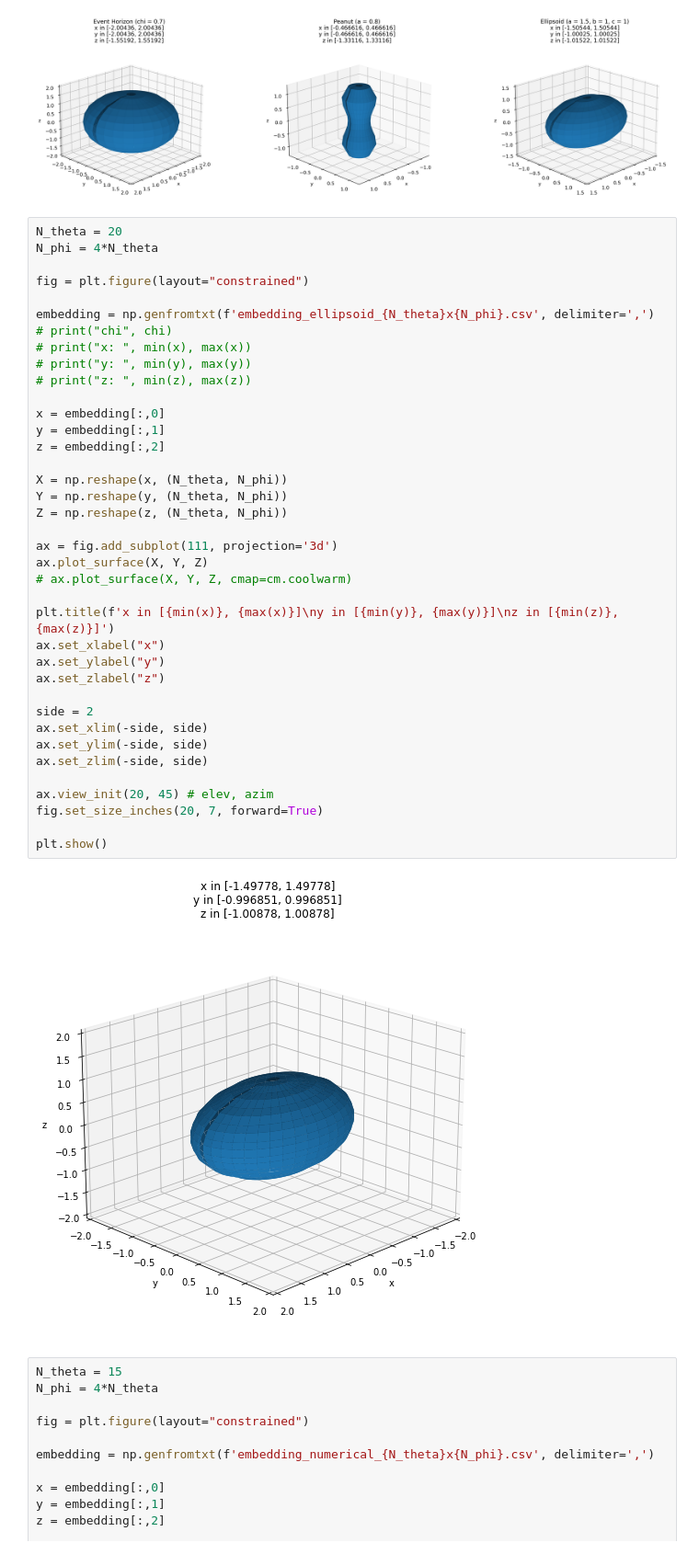
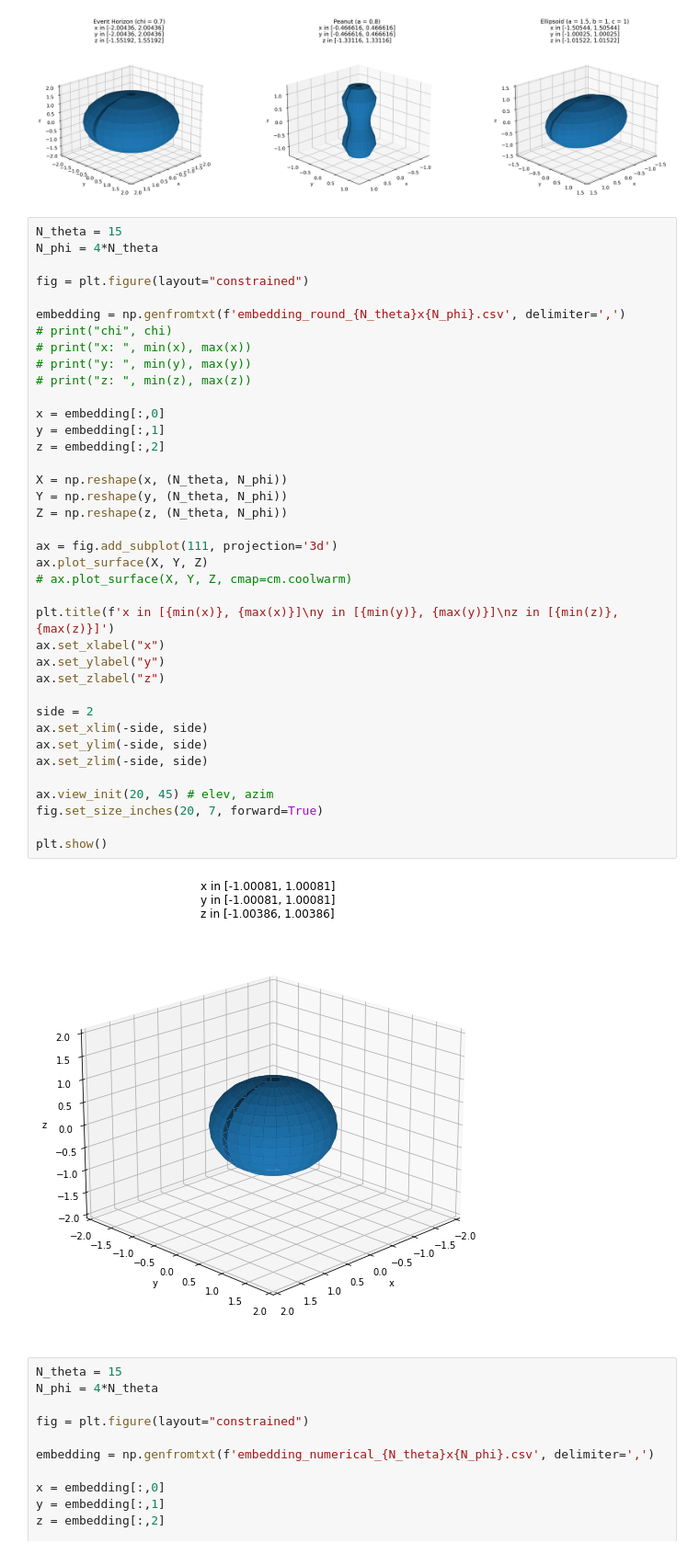
Before and after one commit to iago-mendes/eucled, a Jupyter notebook: src/exercises/08-embedding/assets/plots.ipynb, the cells around one changed output. Shown at 92% size. Cells and saved outputs as stored; diff of their text form.

Commit message:
Attempt to implement embedding relaxation. [Contains bugs]

```diff
--- a/src/exercises/08-embedding/assets/plots.ipynb
+++ b/src/exercises/08-embedding/assets/plots.ipynb
@@ -325,45 +328,45 @@ plt.show()
 # %% [output]
 [figure]
 # %%
-N_theta = 20
+N_theta = 15
 N_phi = 4*N_theta
 
 fig = plt.figure(layout="constrained")
 
-embedding = np.genfromtxt(f'embedding_ellipsoid_{N_theta}x{N_phi}.csv', delimiter=',')
+embedding = np.genfromtxt(f'embedding_round_{N_theta}x{N_phi}.csv', delimiter=',')
 # print("chi", chi)
 # print("x: ", min(x), max(x))
 # print("y: ", min(y), max(y))
 # print("z: ", min(z), max(z))
 
 x = embedding[:,0]
 y = embedding[:,1]
 z = embedding[:,2]
 
 X = np.reshape(x, (N_theta, N_phi))
 Y = np.reshape(y, (N_theta, N_phi))
 Z = np.reshape(z, (N_theta, N_phi))
 
 ax = fig.add_subplot(111, projection='3d')
 ax.plot_surface(X, Y, Z)
 # ax.plot_surface(X, Y, Z, cmap=cm.coolwarm)
 
 plt.title(f'x in [{min(x)}, {max(x)}]\ny in [{min(y)}, {max(y)}]\nz in [{min(z)}, {max(z)}]')
 ax.set_xlabel("x")
 ax.set_ylabel("y")
 ax.set_zlabel("z")
 
 side = 2
 ax.set_xlim(-side, side)
 ax.set_ylim(-side, side)
 ax.set_zlim(-side, side)
 
 ax.view_init(20, 45) # elev, azim
 fig.set_size_inches(20, 7, forward=True)
 
 plt.show()
 # %% [output]
-[figure, old version]
+[figure, new version]
 # %%
 N_theta = 15
 N_phi = 4*N_theta
```
Also changed, not shown: parts of 1 cell of this notebook, 4 other files.
